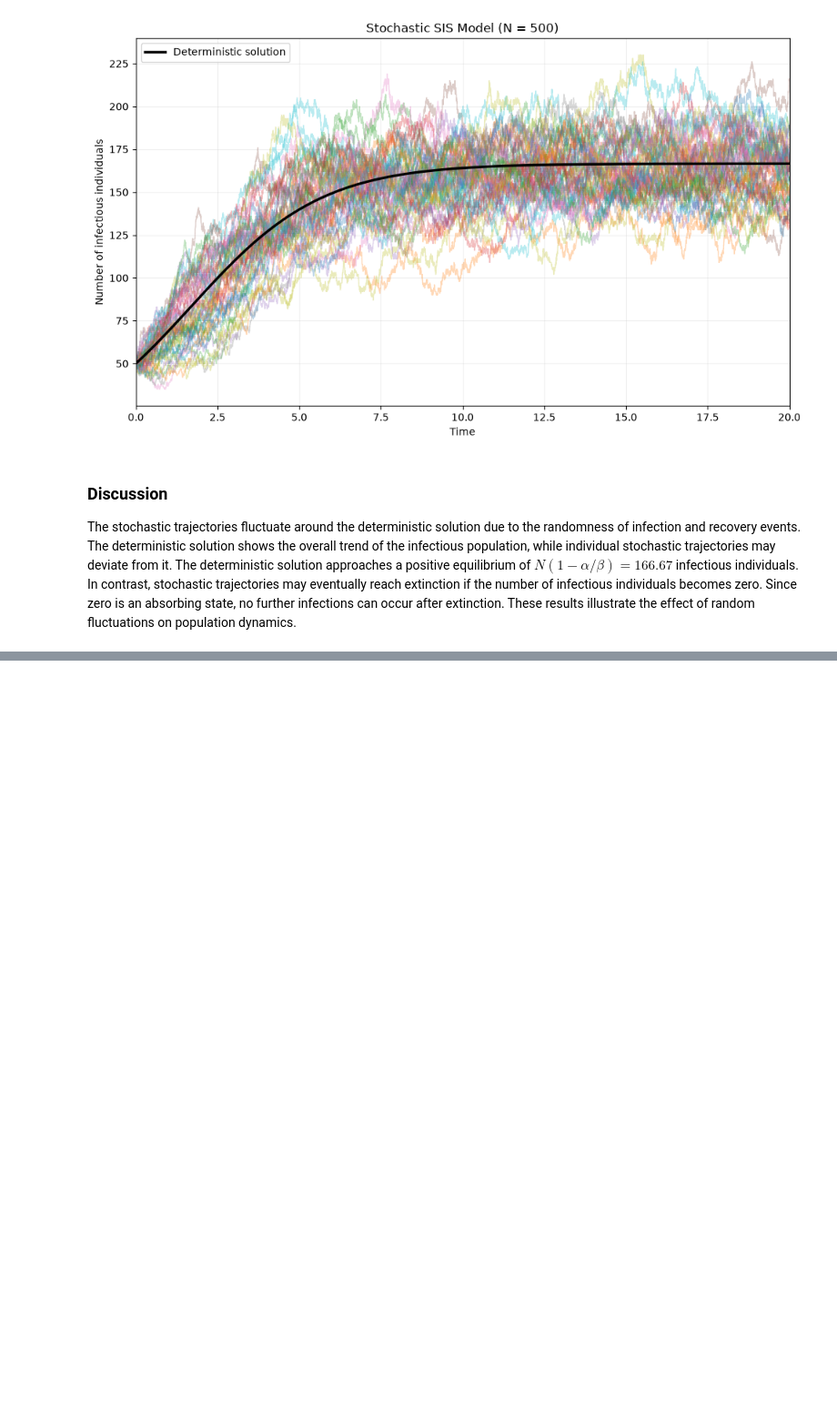
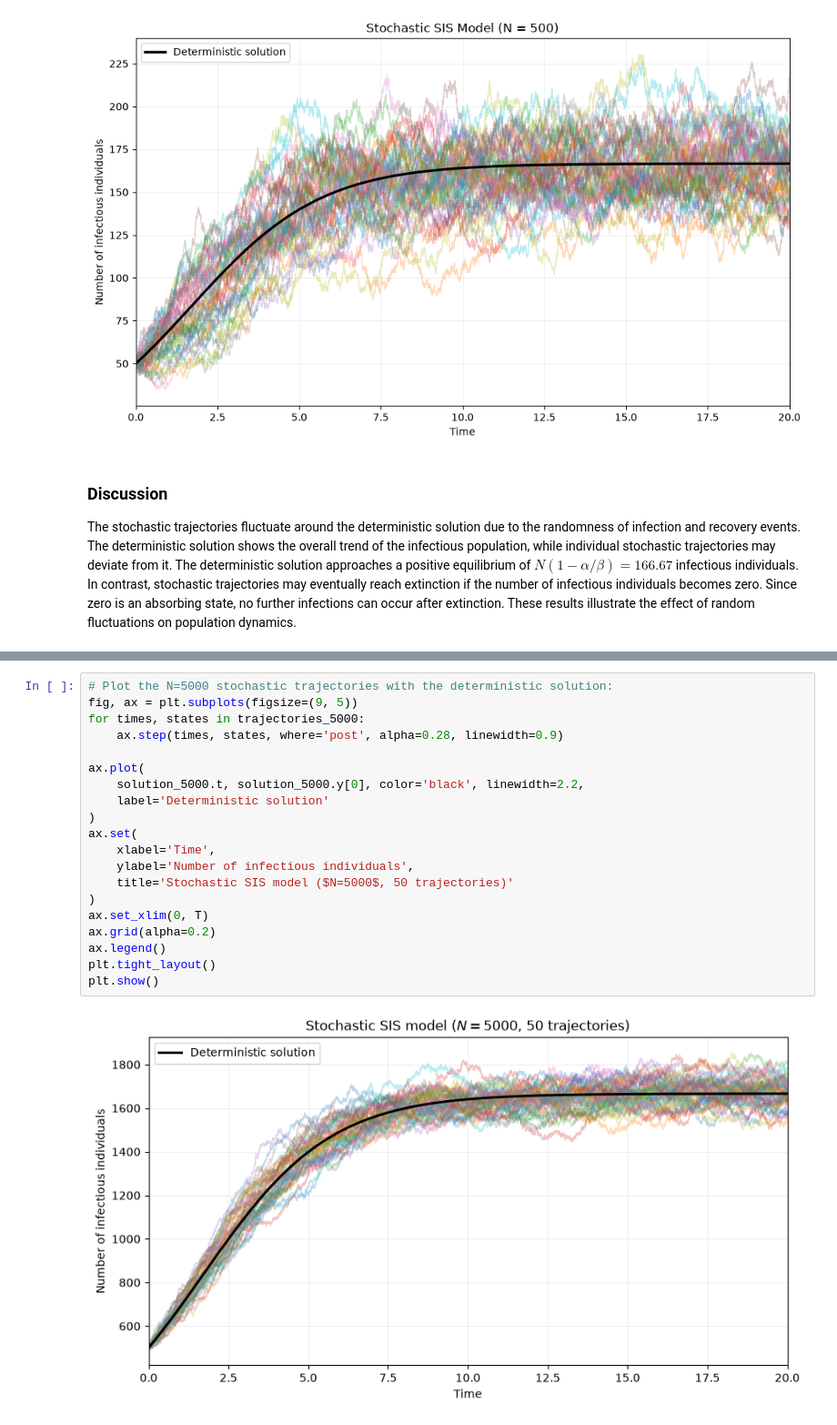
Before and after one commit to feftywacky/csi4124-assignments-group10, a Jupyter notebook: a2/Q2_1.ipynb, the cells around one changed output, grey strips where cells are left out. Shown at 91% size. Saved outputs shown, nothing was run; the diff lists cells and outputs as text; blank space fills up the shorter version.

```diff
--- a/a2/Q1_1a+1b.ipynb
+++ b/a2/Q2_1.ipynb
@@ -183,0 +294,22 @@ The stochastic trajectories fluctuate around the deterministic solution due to t
+# %%
+# Plot the N=5000 stochastic trajectories with the deterministic solution:
+fig, ax = plt.subplots(figsize=(9, 5))
+for times, states in trajectories_5000:
+    ax.step(times, states, where='post', alpha=0.28, linewidth=0.9)
+
+ax.plot(
+    solution_5000.t, solution_5000.y[0], color='black', linewidth=2.2,
+    label='Deterministic solution'
+)
+ax.set(
+    xlabel='Time',
+    ylabel='Number of infectious individuals',
+    title='Stochastic SIS model ($N=5000$, 50 trajectories)'
+)
+ax.set_xlim(0, T)
+ax.grid(alpha=0.2)
+ax.legend()
+plt.tight_layout()
+plt.show()
+# %% [output]
+[figure, added]
```
Also changed, not shown: parts of 11 cells of this notebook, 1 other file.
